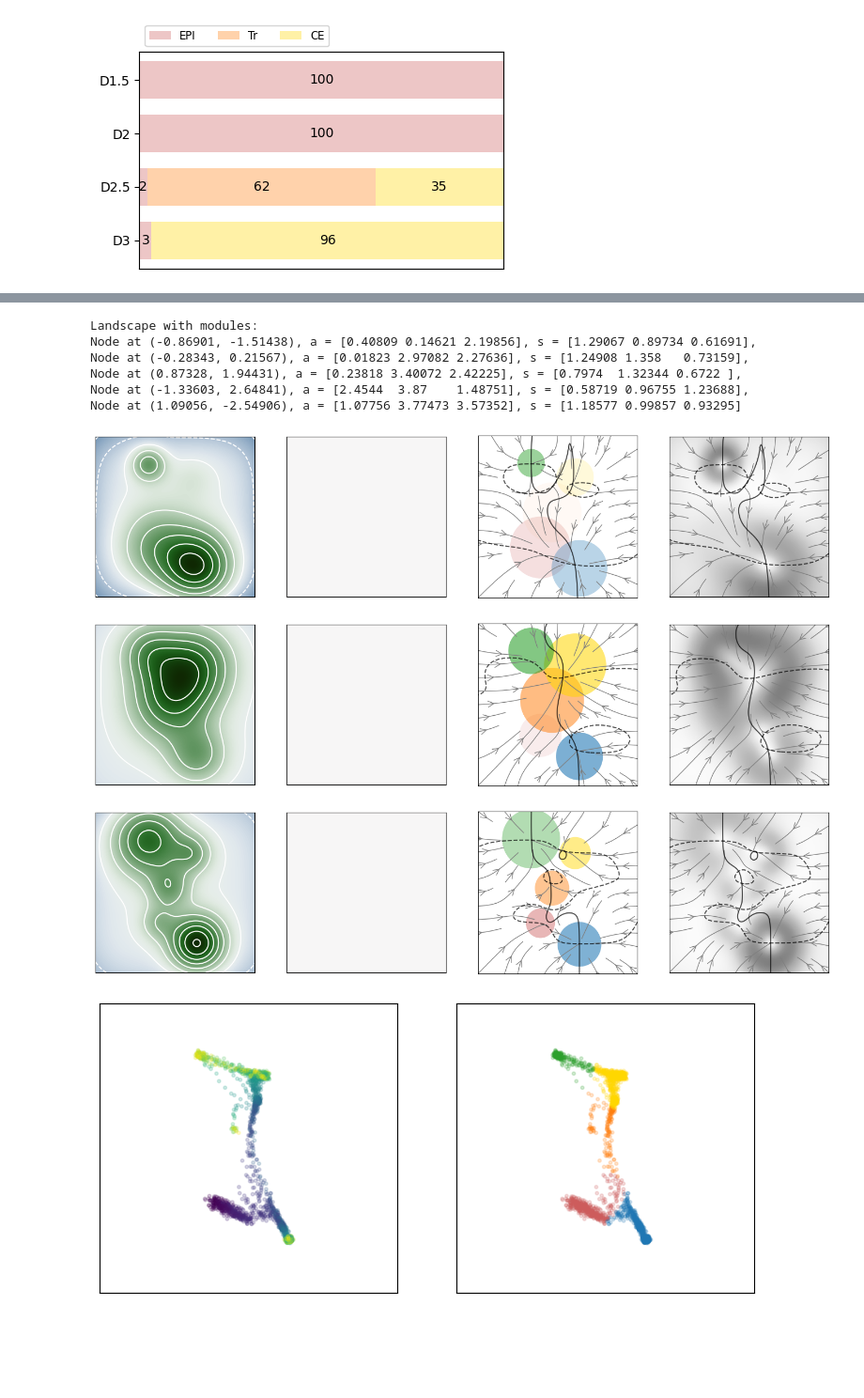
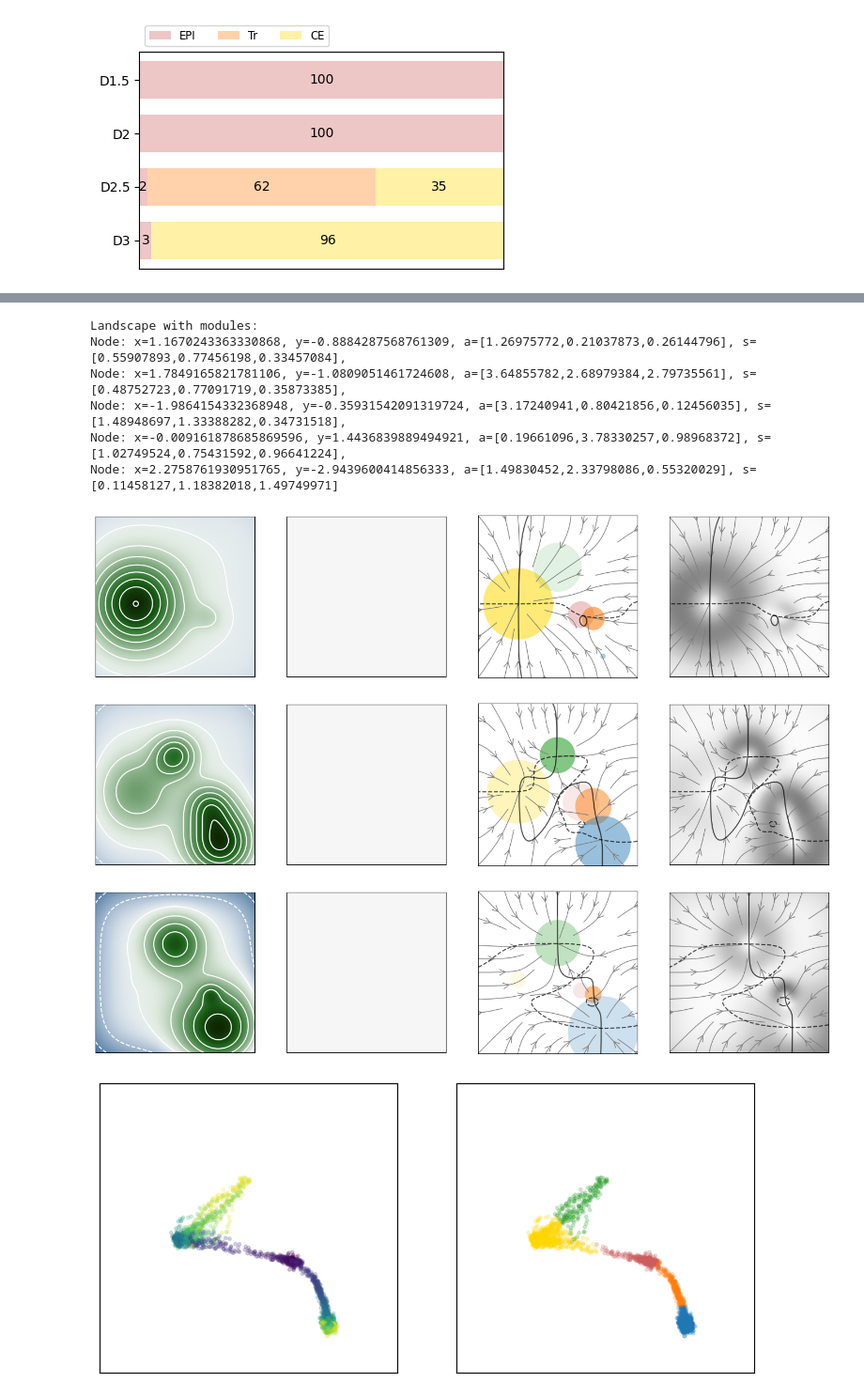
Before and after one commit to victoria-mochulska/evoscape, a Jupyter notebook: examples/example_celldiff_dataset.ipynb, the cells around one changed output, grey strips where cells are left out. Shown at 94% size. Saved outputs shown, nothing was run; the diff lists cells and outputs as text; code cells hidden in the pictures; blank space fills up the shorter version.

Commit message:
Saving simulations results + simulation log

```diff
--- a/examples/example_celldiff_dataset.ipynb
+++ b/examples/example_celldiff_dataset.ipynb
@@ -117,7 +115,7 @@ start_module_list = [random.choice(landscape_pars_celldiff['used_fp_types']).gen
 start_module_list[2].par_limits = {'x': (-1.,1.), 'y': (-1., 1.)}  # Constrain yellow to be around the center
 
 
-N = 2   # Even number - adjust to your computing capacity
+N = 16   # Even number - adjust to your computing capacity
 P = Population(N, CellDiff_Dataset_Landscape, landscape_pars_celldiff, prob_pars_celldiff,
                fitness_pars_celldiff, par_limits, par_choice_values,
                start_module_list=start_module_list)
@@ -136,15 +134,16 @@ Node: x=1.8130802447915166, y=-1.9005683564660054, a=[0.64506302,0.32601878,1.40
 # %%
-fitness_traj, results_dir = P.evolve_parallel(10, fitness_pars_celldiff, save_dir, save_each=1)
+fitness_traj, timecode1, results_dir = P.evolve_parallel(100, fitness_pars_celldiff, save_dir, save_each=1)
 print('Done')
 
 fig = plt.figure(figsize=(4,3))
 plt.plot(fitness_traj, lw=2, c='steelblue')
 plt.xlabel('Generation', fontsize=12)
 plt.ylabel('Best fitness', fontsize=12)
-plt.ylim((-2,0))
+plt.ylim((-4,0))
 fig.savefig(results_dir+'/result_fitness_traj.png', bbox_inches='tight')
 
 #  Plot result Vs target proportions
 fig = plot_compare_cell_proportions(cell_data_4, P.landscape_list[0].result[0], col_labels_4, col_colors,row_labels_4)
+plt.show(fig)
 fig.savefig(results_dir+'/result_proportions.png', bbox_inches='tight')
 # %% [output]
@@ -228,3 +235,19 @@ fitness_pars_celldiff = {
     'morphogen_times': morphogen_times,
     'ndt': 50,
 }
+# %%
+fitness_traj, timecode2, results_dir = P.evolve_parallel(300, fitness_pars_celldiff, save_dir, save_each=1)
+print('Done')
+
+fig = plt.figure(figsize=(4,3))
+plt.plot(fitness_traj, lw=2, c='steelblue')
+plt.xlabel('Generation', fontsize=12)
+plt.ylabel('Best fitness', fontsize=12)
+plt.gca().set_ylim(top=0)
+fig.savefig(results_dir+'/result_fitness_traj.png', bbox_inches='tight')
+
+#  Plot result Vs target proportions
+for k in range(len(cell_dataset)):
+    fig = plot_compare_cell_proportions(cell_dataset[k], P.landscape_list[0].result[k], col_labels, col_colors, row_labels=None)
+    plt.show(fig)
+    fig.savefig(results_dir+'/result_proportions_' + str(k) +'.png', bbox_inches='tight')
@@ -261,35 +276,45 @@ Ch2-5_FGF0-5.txt
 # %%
 landscape = P.landscape_list[0]
 print(landscape)
 
 L = 4.
 npoints = 201
 q = np.linspace(-L, L, npoints)
 xx, yy = np.meshgrid(q, q, indexing='xy')
 times = np.array((0., day*2, day*10))
-dX, dY = visualize_all(landscape, xx, yy, times, density=0.45, plot_traj=False, color_scheme='order')
+figures = visualize_all(landscape, xx, yy, times, density=0.45, plot_traj=False, color_scheme='order')
+
+for i in range(len(figures)):
+    figures[i].savefig(results_dir+'/result_landscape_'+str(i)+'.png')
+    plt.close(figures[i])
 
 #  Plot trajectories of the first experiment
 landscape.morphogen_times = fitness_pars_celldiff['morphogen_times'][0]
 n = 50
 landscape.init_cells(n, 0, 0.1)
-get_and_plot_traj(landscape, 0, day*7, 51, L, 0.1, frozen=False, colors=['indianred', 'tab:orange', 'gold','tab:green', 'tab:blue', 'grey'])
-plot_cells(landscape, L)
+fig = get_and_plot_traj(landscape, 0, day*7, 51, L, 0.1, frozen=False)
+fig.savefig(results_dir+'/result_cell_trajectories_1.png', bbox_inches='tight')
+fig = plot_cells(landscape, L)
+fig.savefig(results_dir+'/result_final_state_1.png', bbox_inches='tight')
+
+
 
 #  Plot trajectories of the third experiment
 landscape.morphogen_times = fitness_pars_celldiff['morphogen_times'][2]
 n = 50
 landscape.init_cells(n, 0, 0.1)
-get_and_plot_traj(landscape, 0, day*7, 51, L, 0.1, frozen=False, colors=['indianred', 'tab:orange', 'gold','tab:green', 'tab:blue', 'grey'])
-plot_cells(landscape, L)
+fig = get_and_plot_traj(landscape, 0, day*7, 51, L, 0.1, frozen=False)
+fig.savefig(results_dir+'/result_cell_trajectories_2.png', bbox_inches='tight')
+fig = plot_cells(landscape, L)
+fig.savefig(results_dir+'/result_final_state_2.png', bbox_inches='tight')
 # %% [output]
 Landscape with modules:
-Node at (-0.86901, -1.51438), a = [0.40809 0.14621 2.19856], s = [1.29067 0.89734 0.61691],
-Node at (-0.28343, 0.21567), a = [0.01823 2.97082 2.27636], s = [1.24908 1.358   0.73159],
-Node at (0.87328, 1.94431), a = [0.23818 3.40072 2.42225], s = [0.7974  1.32344 0.6722 ],
-Node at (-1.33603, 2.64841), a = [2.4544  3.87    1.48751], s = [0.58719 0.96755 1.23688],
-Node at (1.09056, -2.54906), a = [1.07756 3.77473 3.57352], s = [1.18577 0.99857 0.93295]
+Node: x=1.1670243363330868, y=-0.8884287568761309, a=[1.26975772,0.21037873,0.26144796], s=[0.55907893,0.77456198,0.33457084],
+Node: x=1.7849165821781106, y=-1.0809051461724608, a=[3.64855782,2.68979384,2.79735561], s=[0.48752723,0.77091719,0.35873385],
+Node: x=-1.9864154332368948, y=-0.35931542091319724, a=[3.17240941,0.80421856,0.12456035], s=[1.48948697,1.33388282,0.34731518],
+Node: x=-0.009161878685869596, y=1.4436839889494921, a=[0.19661096,3.78330257,0.98968372], s=[1.02749524,0.75431592,0.96641224],
+Node: x=2.2758761930951765, y=-2.9439600414856333, a=[1.49830452,2.33798086,0.55320029], s=[0.11458127,1.18382018,1.49749971]
-[figure, old version]
+[figure, new version]
-[figure, old version]
+[figure, new version]
-[figure, old version]
+[figure, new version]
-[figure, old version]
+[figure, new version]
```
Also changed, not shown: parts of 10 cells of this notebook, 2 other files.
